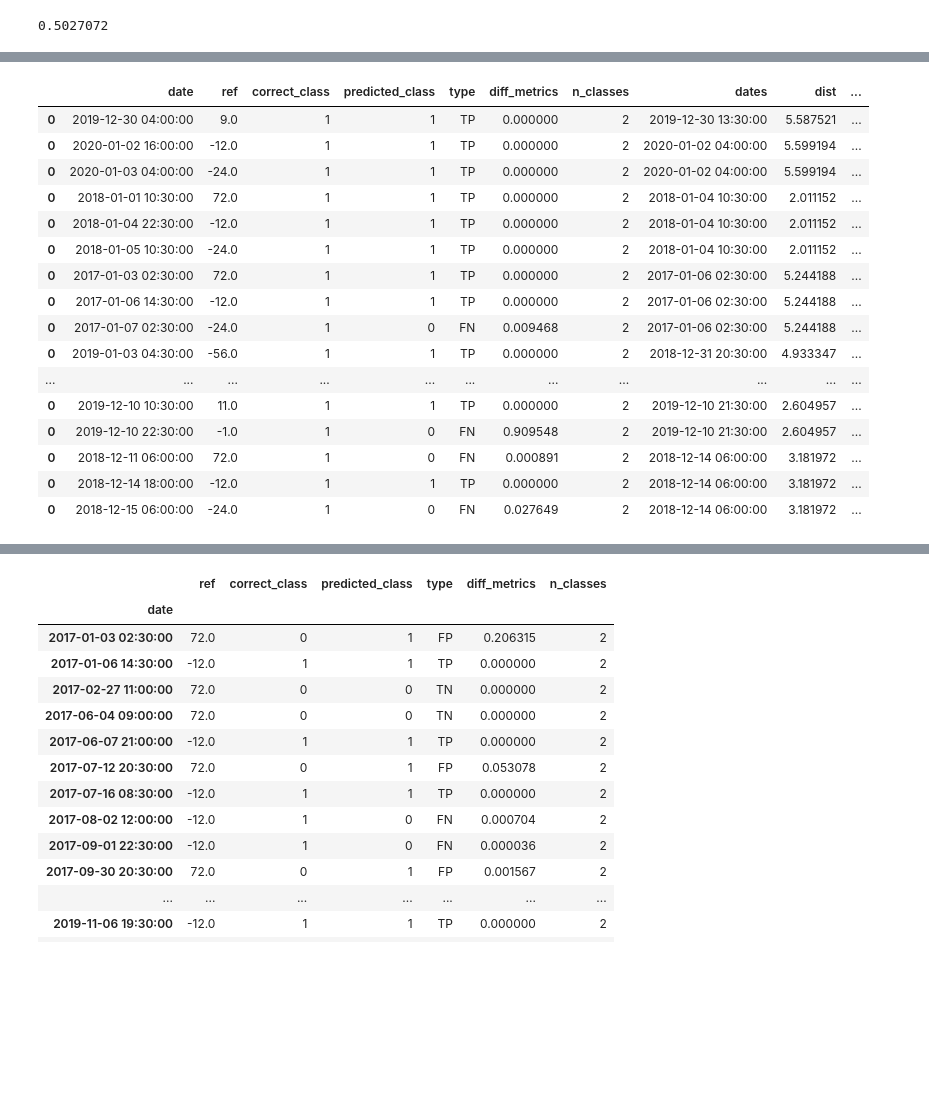
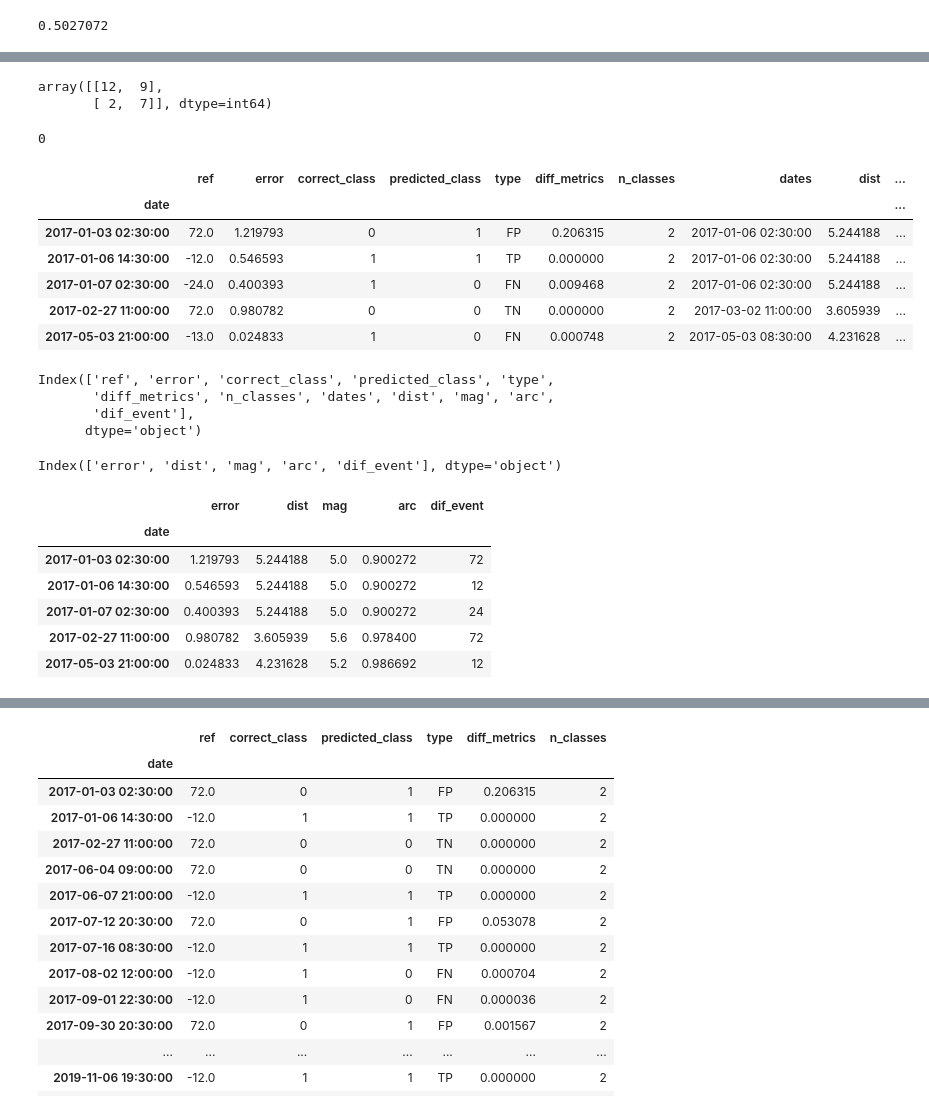
Before and after one commit to carloscanodomingo/NeuralProphetEQ, a Jupyter notebook: neuralProphet.ipynb, the cells around one changed output, grey strips where cells are left out. Cells and saved outputs as stored; diff of their text form; code cells hidden in the pictures; blank space fills up the shorter version.

```diff
--- a/neuralProphet.ipynb
+++ b/neuralProphet.ipynb
@@ -299,20 +281,0 @@ NPw.print_df(df_out)
-# %%
-NPw.print_df(df_out)
-# %% [output]
-|  | date | ref | correct_class | predicted_class | type | diff_metrics | n_classes | dates | dist | ... |
-| 0 | 2019-12-30 04:00:00 | 9.0 | 1 | 1 | TP | 0.000000 | 2 | 2019-12-30 13:30:00 | 5.587521 | ... |
-| 0 | 2020-01-02 16:00:00 | -12.0 | 1 | 1 | TP | 0.000000 | 2 | 2020-01-02 04:00:00 | 5.599194 | ... |
-| 0 | 2020-01-03 04:00:00 | -24.0 | 1 | 1 | TP | 0.000000 | 2 | 2020-01-02 04:00:00 | 5.599194 | ... |
-| 0 | 2018-01-01 10:30:00 | 72.0 | 1 | 1 | TP | 0.000000 | 2 | 2018-01-04 10:30:00 | 2.011152 | ... |
-| 0 | 2018-01-04 22:30:00 | -12.0 | 1 | 1 | TP | 0.000000 | 2 | 2018-01-04 10:30:00 | 2.011152 | ... |
-| 0 | 2018-01-05 10:30:00 | -24.0 | 1 | 1 | TP | 0.000000 | 2 | 2018-01-04 10:30:00 | 2.011152 | ... |
-| 0 | 2017-01-03 02:30:00 | 72.0 | 1 | 1 | TP | 0.000000 | 2 | 2017-01-06 02:30:00 | 5.244188 | ... |
-| 0 | 2017-01-06 14:30:00 | -12.0 | 1 | 1 | TP | 0.000000 | 2 | 2017-01-06 02:30:00 | 5.244188 | ... |
-| 0 | 2017-01-07 02:30:00 | -24.0 | 1 | 0 | FN | 0.009468 | 2 | 2017-01-06 02:30:00 | 5.244188 | ... |
-| 0 | 2019-01-03 04:30:00 | -56.0 | 1 | 1 | TP | 0.000000 | 2 | 2018-12-31 20:30:00 | 4.933347 | ... |
-| ... | ... | ... | ... | ... | ... | ... | ... | ... | ... | ... |
-| 0 | 2019-12-10 10:30:00 | 11.0 | 1 | 1 | TP | 0.000000 | 2 | 2019-12-10 21:30:00 | 2.604957 | ... |
-| 0 | 2019-12-10 22:30:00 | -1.0 | 1 | 0 | FN | 0.909548 | 2 | 2019-12-10 21:30:00 | 2.604957 | ... |
-| 0 | 2018-12-11 06:00:00 | 72.0 | 1 | 0 | FN | 0.000891 | 2 | 2018-12-14 06:00:00 | 3.181972 | ... |
-| 0 | 2018-12-14 18:00:00 | -12.0 | 1 | 1 | TP | 0.000000 | 2 | 2018-12-14 06:00:00 | 3.181972 | ... |
-| 0 | 2018-12-15 06:00:00 | -24.0 | 1 | 0 | FN | 0.027649 | 2 | 2018-12-14 06:00:00 | 3.181972 | ... |
@@ -318,0 +284,59 @@ NPw.print_df(df_out)
+# %%
+import sklearn
+sklearn.metrics.confusion_matrix(df_out["correct_class"], df_out["predicted_class"])
+# %% [output]
+array([[12,  9],
+       [ 2,  7]], dtype=int64)
+# %%
+for i in range(1):
+    print(i)
+# %% [output]
+0
+# %%
+NPw.print_df(df_out.head())
+# %% [output]
+|  | ref | error | correct_class | predicted_class | type | diff_metrics | n_classes | dates | dist | ... |
+| date |  |  |  |  |  |  |  |  |  | ... |
+| 2017-01-03 02:30:00 | 72.0 | 1.219793 | 0 | 1 | FP | 0.206315 | 2 | 2017-01-06 02:30:00 | 5.244188 | ... |
+| 2017-01-06 14:30:00 | -12.0 | 0.546593 | 1 | 1 | TP | 0.000000 | 2 | 2017-01-06 02:30:00 | 5.244188 | ... |
+| 2017-01-07 02:30:00 | -24.0 | 0.400393 | 1 | 0 | FN | 0.009468 | 2 | 2017-01-06 02:30:00 | 5.244188 | ... |
+| 2017-02-27 11:00:00 | 72.0 | 0.980782 | 0 | 0 | TN | 0.000000 | 2 | 2017-03-02 11:00:00 | 3.605939 | ... |
+| 2017-05-03 21:00:00 | -13.0 | 0.024833 | 1 | 0 | FN | 0.000748 | 2 | 2017-05-03 08:30:00 | 4.231628 | ... |
+# %%
+df_out.columns
+# %% [output]
+Index(['ref', 'error', 'correct_class', 'predicted_class', 'type',
+       'diff_metrics', 'n_classes', 'dates', 'dist', 'mag', 'arc',
+       'dif_event'],
+      dtype='object')
+# %%
+import dalex as dx
+
+import pandas as pd
+import numpy as np
+
+from sklearn.neural_network import MLPClassifier
+from sklearn.preprocessing import StandardScaler, OneHotEncoder
+from sklearn.impute import SimpleImputer
+from sklearn.pipeline import Pipeline
+from sklearn.compose import ColumnTransformer
+
+import warnings
+warnings.filterwarnings('ignore')
+data = df_out
+X = data.drop(columns=["ref","diff_metrics",  "correct_class", "predicted_class", "n_classes", "dates", "type"])
+print(X.columns)
+y = (data["correct_class"] == data["predicted_class"]).astype(int)
+
+
+X["dif_event"] = (X["dif_event"].astype(int))
+NPw.print_df(X.head())
+# %% [output]
+Index(['error', 'dist', 'mag', 'arc', 'dif_event'], dtype='object')
+|  | error | dist | mag | arc | dif_event |
+| date |  |  |  |  |  |
+| 2017-01-03 02:30:00 | 1.219793 | 5.244188 | 5.0 | 0.900272 | 72 |
+| 2017-01-06 14:30:00 | 0.546593 | 5.244188 | 5.0 | 0.900272 | 12 |
+| 2017-01-07 02:30:00 | 0.400393 | 5.244188 | 5.0 | 0.900272 | 24 |
+| 2017-02-27 11:00:00 | 0.980782 | 3.605939 | 5.6 | 0.978400 | 72 |
+| 2017-05-03 21:00:00 | 0.024833 | 4.231628 | 5.2 | 0.986692 | 12 |
```
Also changed, not shown: parts of 13 cells of this notebook, 50 other files.
